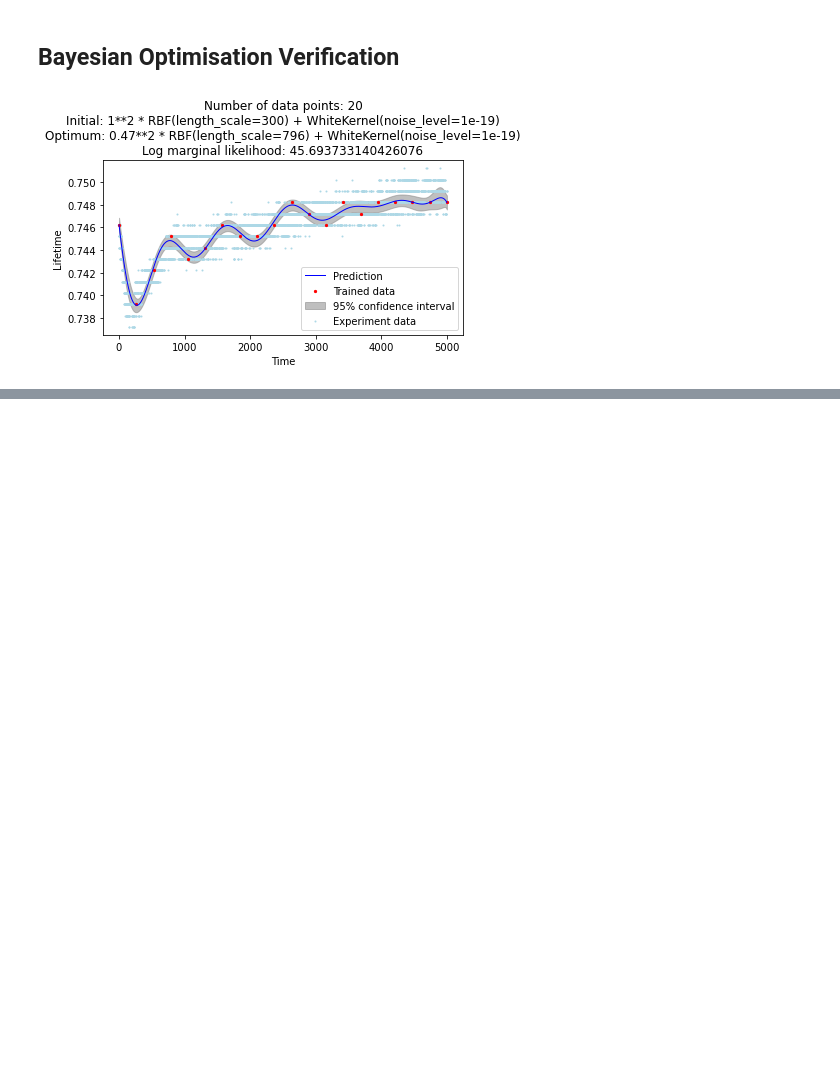
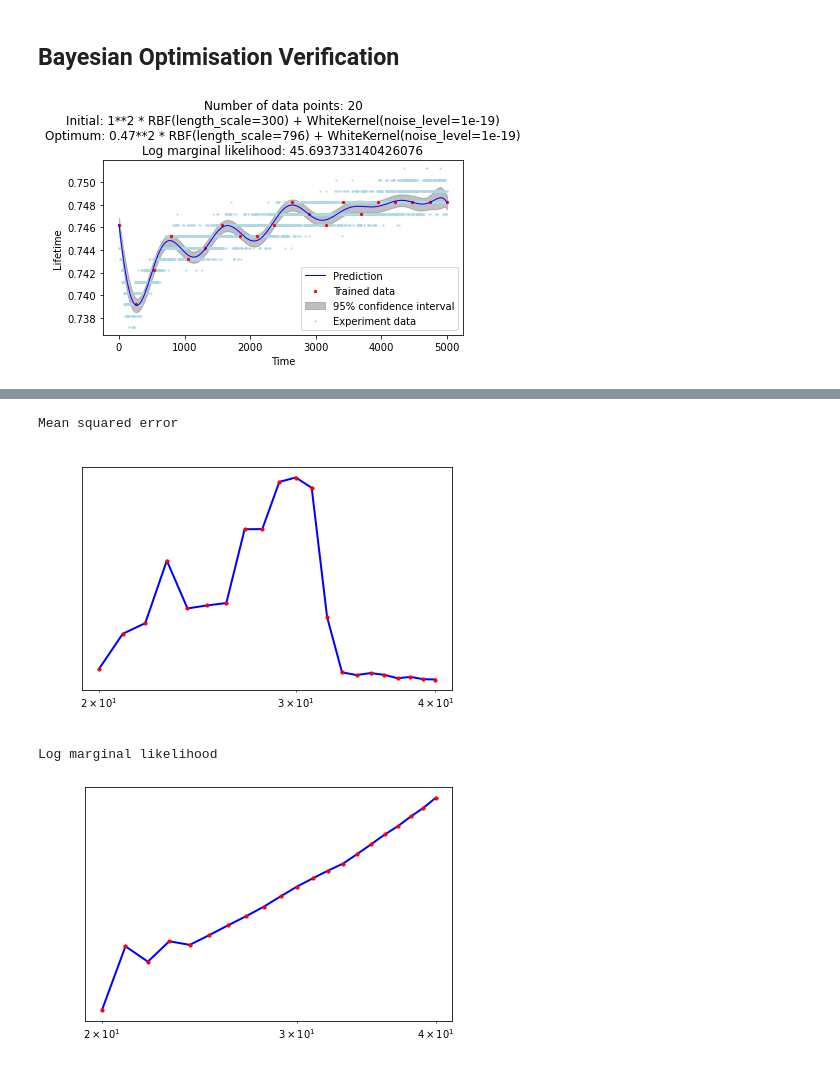
Before and after one commit to michelleliu1027/Bayesian_PV, a Jupyter notebook: 3_1D.ipynb, the cells around one changed output, grey strips where cells are left out. Saved outputs shown, nothing was run; the diff lists cells and outputs as text; code cells hidden in the pictures; blank space fills up the shorter version.

```diff
--- a/3_1D.ipynb
+++ b/3_1D.ipynb
@@ -192 +245,12 @@ plt.show()
+# %%
+# plot relevant graphs
+print('\nMean squared error')
+plot_performance(list_DATA_POINTS,list_mse)
+print('Log marginal likelihood')
+plot_performance(list_DATA_POINTS,list_lml)
+# %% [output]
+Mean squared error
+[figure, added]
+Log marginal likelihood
+[figure, added]
 # %%
```
Also changed, not shown: parts of 3 cells of this notebook.
